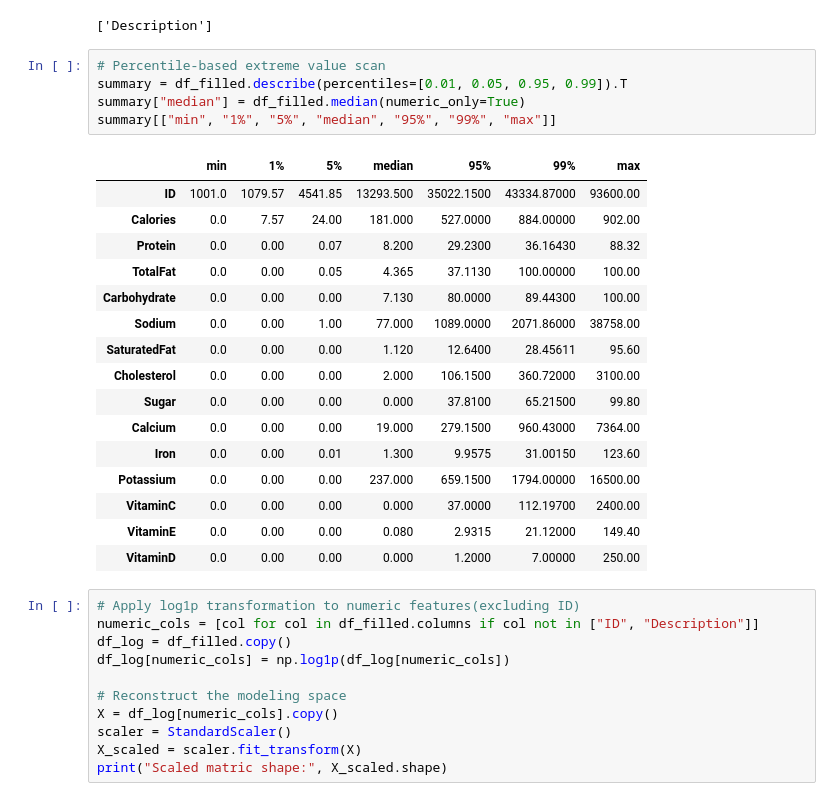
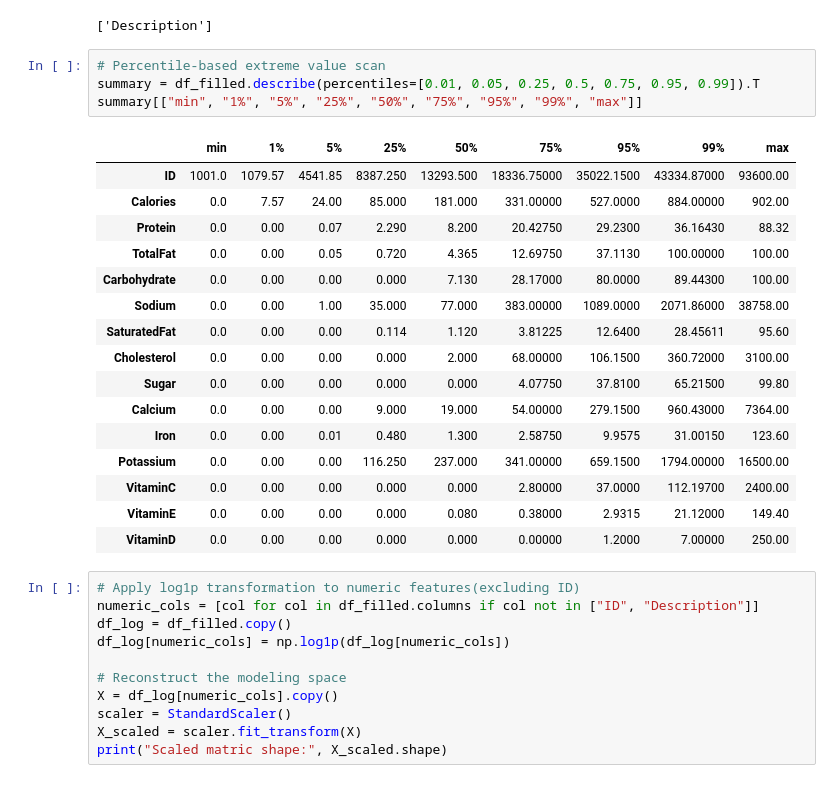
Before and after one commit to lasombra7/macro-density-analysis, a Jupyter notebook: notebooks/macro-density-analysis.ipynb, the cells around one changed output. Saved outputs shown, nothing was run; the diff lists cells and outputs as text.

```diff
--- a/notebooks/macro-density-analysis.ipynb
+++ b/notebooks/macro-density-analysis.ipynb
@@ -134,26 +134,25 @@ non_numeric_cols
 ['Description']
 # %%
 # Percentile-based extreme value scan
-summary = df_filled.describe(percentiles=[0.01, 0.05, 0.95, 0.99]).T
-summary["median"] = df_filled.median(numeric_only=True)
-summary[["min", "1%", "5%", "median", "95%", "99%", "max"]]
+summary = df_filled.describe(percentiles=[0.01, 0.05, 0.25, 0.5, 0.75, 0.95, 0.99]).T
+summary[["min", "1%", "5%", "25%", "50%", "75%", "95%", "99%", "max"]]
 # %% [output]
-|  | min | 1% | 5% | median | 95% | 99% | max |
-| ID | 1001.0 | 1079.57 | 4541.85 | 13293.500 | 35022.1500 | 43334.87000 | 93600.00 |
-| Calories | 0.0 | 7.57 | 24.00 | 181.000 | 527.0000 | 884.00000 | 902.00 |
-| Protein | 0.0 | 0.00 | 0.07 | 8.200 | 29.2300 | 36.16430 | 88.32 |
-| TotalFat | 0.0 | 0.00 | 0.05 | 4.365 | 37.1130 | 100.00000 | 100.00 |
-| Carbohydrate | 0.0 | 0.00 | 0.00 | 7.130 | 80.0000 | 89.44300 | 100.00 |
-| Sodium | 0.0 | 0.00 | 1.00 | 77.000 | 1089.0000 | 2071.86000 | 38758.00 |
-| SaturatedFat | 0.0 | 0.00 | 0.00 | 1.120 | 12.6400 | 28.45611 | 95.60 |
-| Cholesterol | 0.0 | 0.00 | 0.00 | 2.000 | 106.1500 | 360.72000 | 3100.00 |
-| Sugar | 0.0 | 0.00 | 0.00 | 0.000 | 37.8100 | 65.21500 | 99.80 |
-| Calcium | 0.0 | 0.00 | 0.00 | 19.000 | 279.1500 | 960.43000 | 7364.00 |
-| Iron | 0.0 | 0.00 | 0.01 | 1.300 | 9.9575 | 31.00150 | 123.60 |
-| Potassium | 0.0 | 0.00 | 0.00 | 237.000 | 659.1500 | 1794.00000 | 16500.00 |
-| VitaminC | 0.0 | 0.00 | 0.00 | 0.000 | 37.0000 | 112.19700 | 2400.00 |
-| VitaminE | 0.0 | 0.00 | 0.00 | 0.080 | 2.9315 | 21.12000 | 149.40 |
-| VitaminD | 0.0 | 0.00 | 0.00 | 0.000 | 1.2000 | 7.00000 | 250.00 |
+|  | min | 1% | 5% | 25% | 50% | 75% | 95% | 99% | max |
+| ID | 1001.0 | 1079.57 | 4541.85 | 8387.250 | 13293.500 | 18336.75000 | 35022.1500 | 43334.87000 | 93600.00 |
+| Calories | 0.0 | 7.57 | 24.00 | 85.000 | 181.000 | 331.00000 | 527.0000 | 884.00000 | 902.00 |
+| Protein | 0.0 | 0.00 | 0.07 | 2.290 | 8.200 | 20.42750 | 29.2300 | 36.16430 | 88.32 |
+| TotalFat | 0.0 | 0.00 | 0.05 | 0.720 | 4.365 | 12.69750 | 37.1130 | 100.00000 | 100.00 |
+| Carbohydrate | 0.0 | 0.00 | 0.00 | 0.000 | 7.130 | 28.17000 | 80.0000 | 89.44300 | 100.00 |
+| Sodium | 0.0 | 0.00 | 1.00 | 35.000 | 77.000 | 383.00000 | 1089.0000 | 2071.86000 | 38758.00 |
+| SaturatedFat | 0.0 | 0.00 | 0.00 | 0.114 | 1.120 | 3.81225 | 12.6400 | 28.45611 | 95.60 |
+| Cholesterol | 0.0 | 0.00 | 0.00 | 0.000 | 2.000 | 68.00000 | 106.1500 | 360.72000 | 3100.00 |
+| Sugar | 0.0 | 0.00 | 0.00 | 0.000 | 0.000 | 4.07750 | 37.8100 | 65.21500 | 99.80 |
+| Calcium | 0.0 | 0.00 | 0.00 | 9.000 | 19.000 | 54.00000 | 279.1500 | 960.43000 | 7364.00 |
+| Iron | 0.0 | 0.00 | 0.01 | 0.480 | 1.300 | 2.58750 | 9.9575 | 31.00150 | 123.60 |
+| Potassium | 0.0 | 0.00 | 0.00 | 116.250 | 237.000 | 341.00000 | 659.1500 | 1794.00000 | 16500.00 |
+| VitaminC | 0.0 | 0.00 | 0.00 | 0.000 | 0.000 | 2.80000 | 37.0000 | 112.19700 | 2400.00 |
+| VitaminE | 0.0 | 0.00 | 0.00 | 0.000 | 0.080 | 0.38000 | 2.9315 | 21.12000 | 149.40 |
+| VitaminD | 0.0 | 0.00 | 0.00 | 0.000 | 0.000 | 0.00000 | 1.2000 | 7.00000 | 250.00 |
 # %%
 # Apply log1p transformation to numeric features(excluding ID)
 numeric_cols = [col for col in df_filled.columns if col not in ["ID", "Description"]]
```
Also changed, not shown: parts of 18 cells of this notebook.
